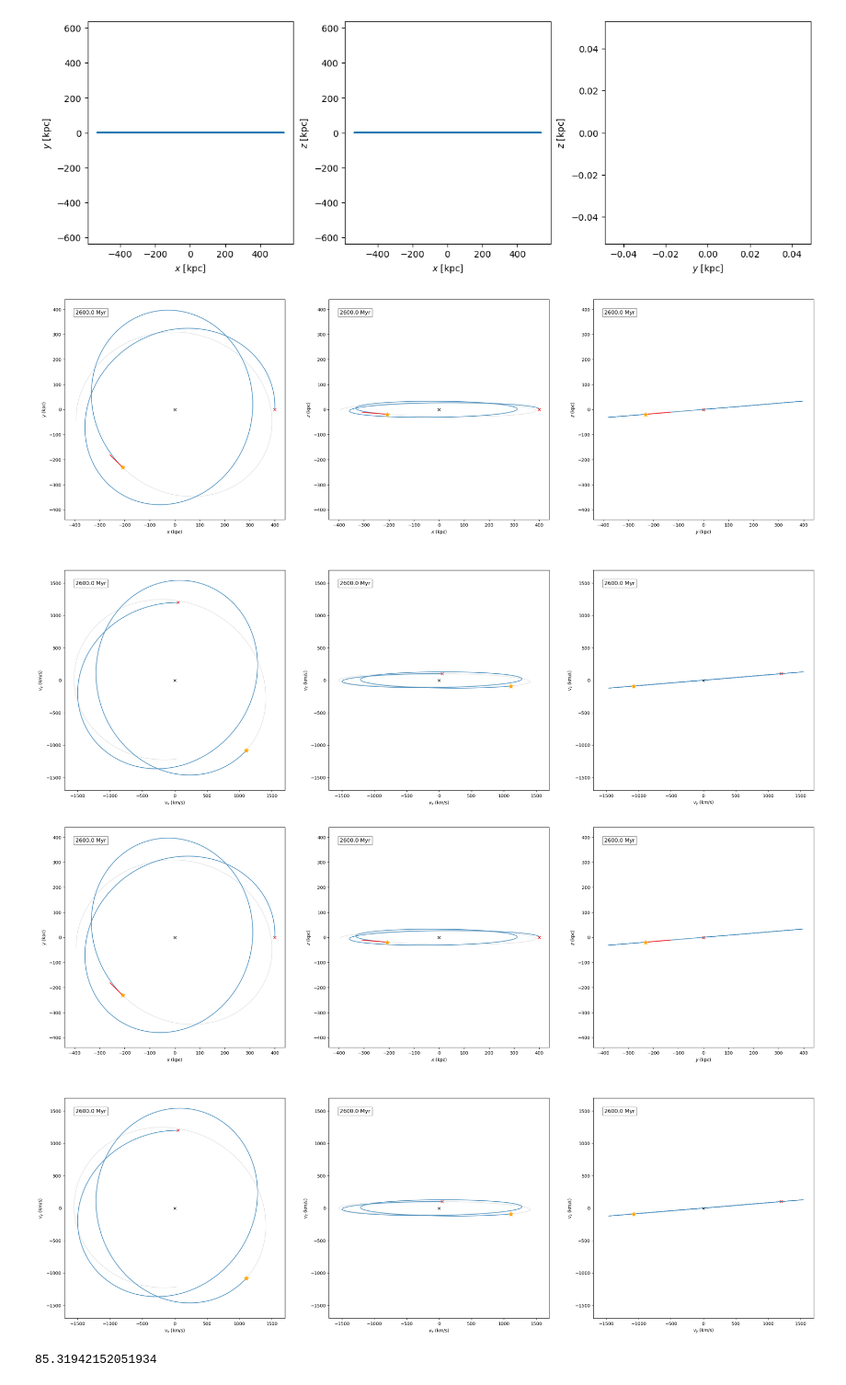
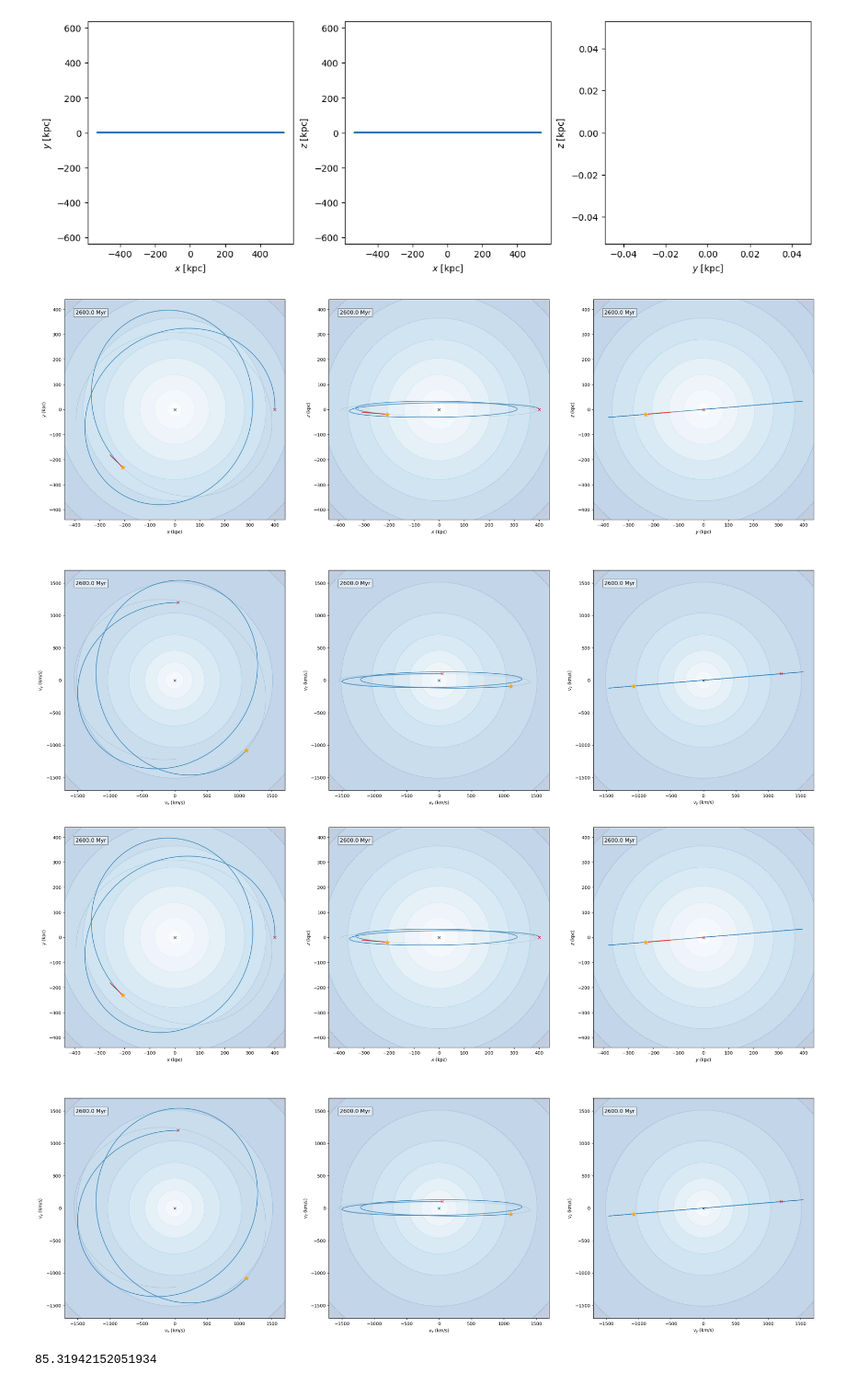
Before and after one commit to anam32123/OrbitTails, a Jupyter notebook: Development/Gala_example.ipynb, the cells around one changed output. Shown at 92% size. Saved outputs shown, nothing was run; the diff lists cells and outputs as text; code cells hidden in the pictures.

```diff
--- a/Development/Gala_example.ipynb
+++ b/Development/Gala_example.ipynb
@@ -312,7 +315,7 @@ class Orbit:
 
                 tail_vector = self.tail_angle_unit_vectors[time_index, [x_index, y_index]]
 
-                tail_x_points_selected, tail_y_points_selected = pu.calc_tail_line(a, data_combos[i][0], data_combos[i][1], tail_vector=tail_vector, time_index=time_index)
+                tail_x_points_selected, tail_y_points_selected = pu.calc_tail_line(data_combos[i][0], data_combos[i][1], tail_vector=tail_vector, time_index=time_index)
 
                 a.plot(tail_x_points_selected, tail_y_points_selected, '-', color='red', zorder=3)
 
@@ -321,8 +324,12 @@ class Orbit:
             pos_grid = np.linspace(pos_lims[0], pos_lims[1], 100)
             vel_grid = np.linspace(vel_lims[0], vel_lims[1], 100)
 
-            for a in ax[0]:
-                host_potential.plot_contours(grid=(pos_grid, 1, pos_grid), ax=a)
+            host_potential.plot_contours(grid=(pos_grid, pos_grid, 1), ax=ax[0][0], color='green', alpha=0.25)
+            host_potential.plot_contours(grid=(pos_grid, 1, pos_grid), ax=ax[0][1], color='green', alpha=0.25)
+            host_potential.plot_contours(grid=(1, pos_grid, pos_grid), ax=ax[0][2], color='green', alpha=0.25)
+            host_potential.plot_contours(grid=(vel_grid, vel_grid, 1), ax=ax[1][0], color='green', alpha=0.25)
+            host_potential.plot_contours(grid=(vel_grid, 1, vel_grid), ax=ax[1][1], color='green', alpha=0.25)
+            host_potential.plot_contours(grid=(1, vel_grid, vel_grid), ax=ax[1][2], color='green', alpha=0.25)
 
         return fig
 
@@ -497,10 +502,10 @@ orbit.plot()
 [figure]
 [figure]
 # %%
-orbit2.plot_orbits_not_animated(1300, with_tails=True)
+orbit2.plot_orbits_not_animated(1300, with_tails=True, include_contours=True)
 # %% [output]
-[figure, old version]
+[figure, new version]
-[figure, old version]
+[figure, new version]
 # %%
 orbit2.tail_3d_radial_angle_deg[1500]
 # %% [output]
```
Also changed, not shown: parts of 2 cells of this notebook, 1 other file.
